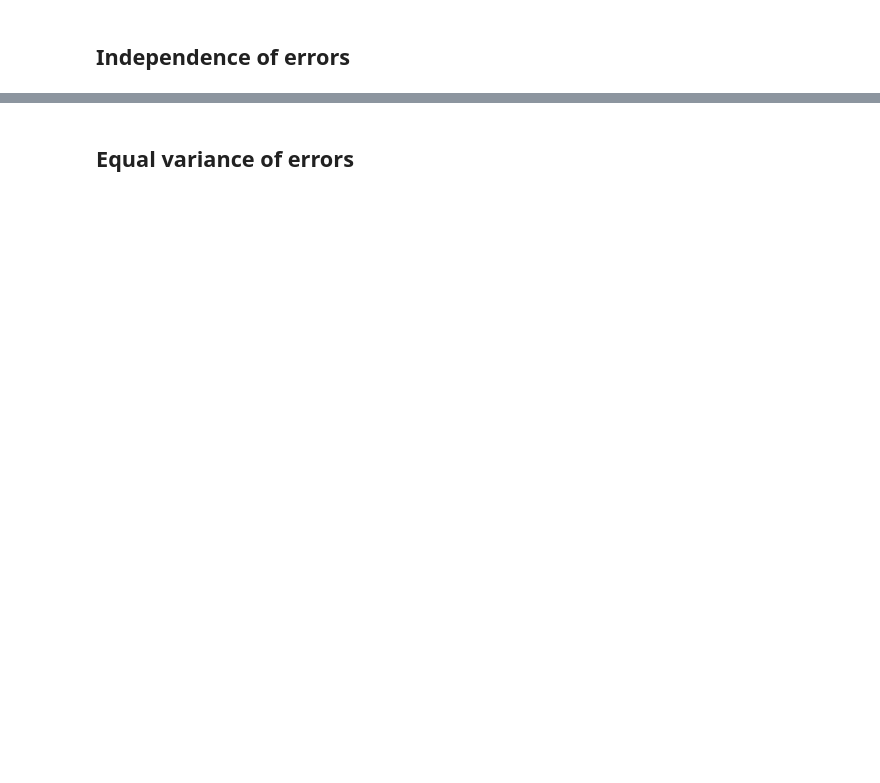
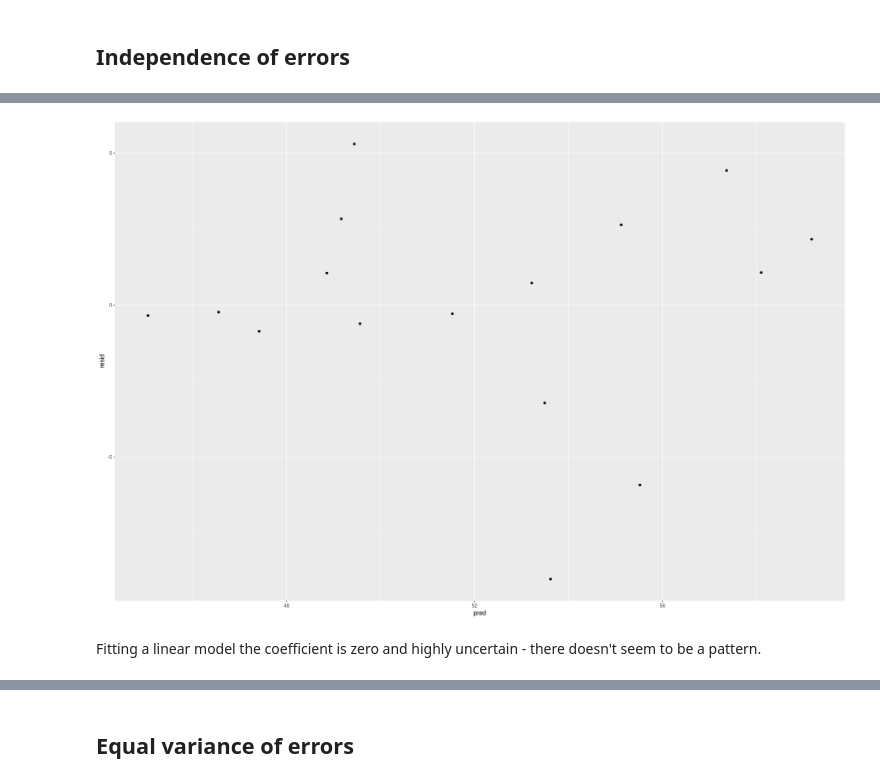
Before and after one commit to EdwardJRoss/regression_stories, a Jupyter notebook: Chapter 11 Exercises.ipynb, the cells around one changed output, grey strips where cells are left out. Drawn from its saved outputs; the diff is of its cells as text; code cells hidden in the pictures; blank space fills up the shorter version.

```diff
--- a/Chapter 11 Exercises.ipynb
+++ b/Chapter 11 Exercises.ipynb
@@ -48,0 +75,10 @@ The weight could be thought of as a parameter in the model; it is valid if it wo
+# %%
+hibbs <- hibbs %>%
+add_predictions(hibbs_model) %>%
+add_residuals(hibbs_model)
+# %%
+hibbs %>% gf_point(resid ~ pred)
+# %% [output]
+[figure, added]
+# %% [markdown]
+Fitting a linear model the coefficient is zero and highly uncertain - there doesn't seem to be a pattern.
```
Also changed, not shown: parts of 152 cells of this notebook, 3 other files.
